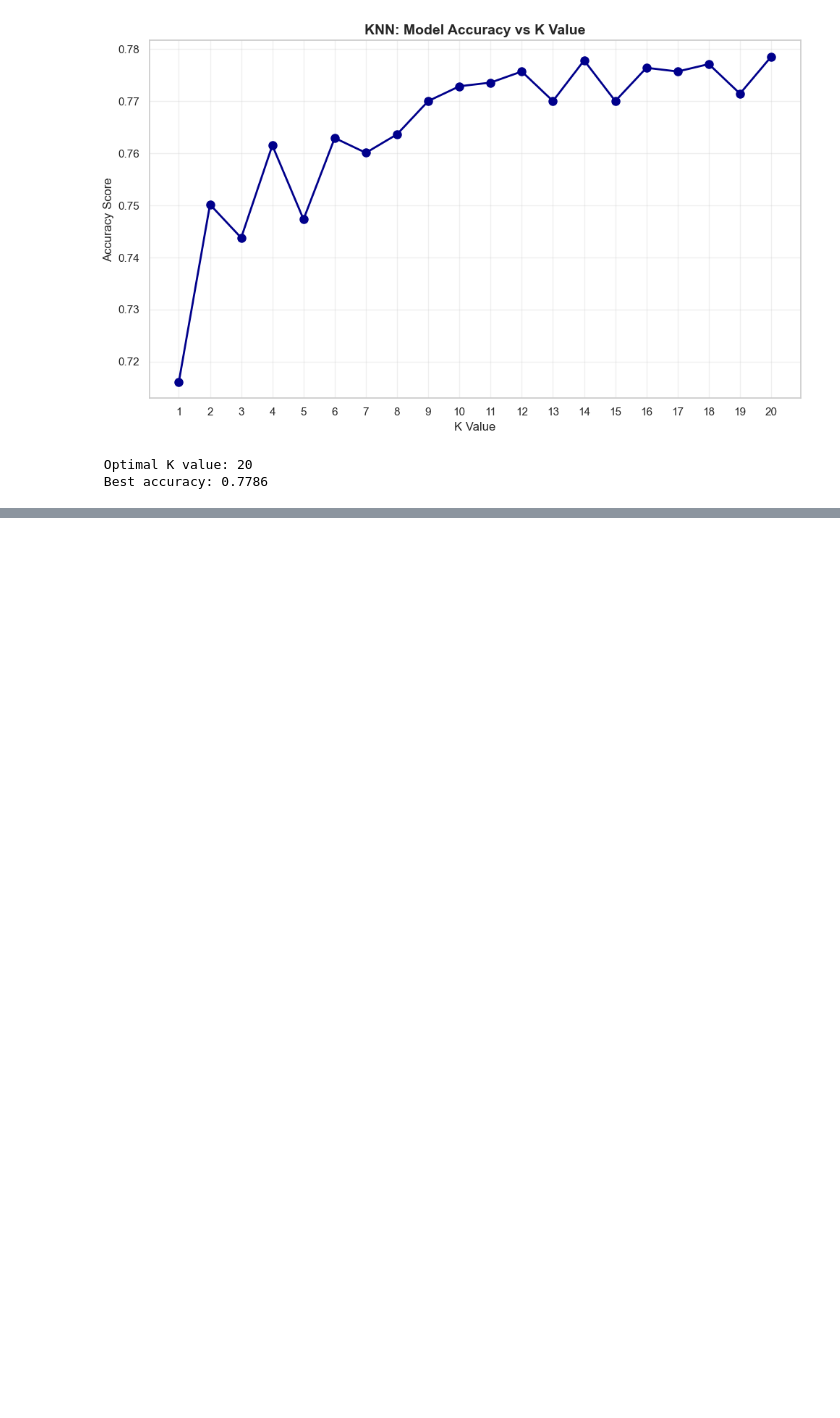
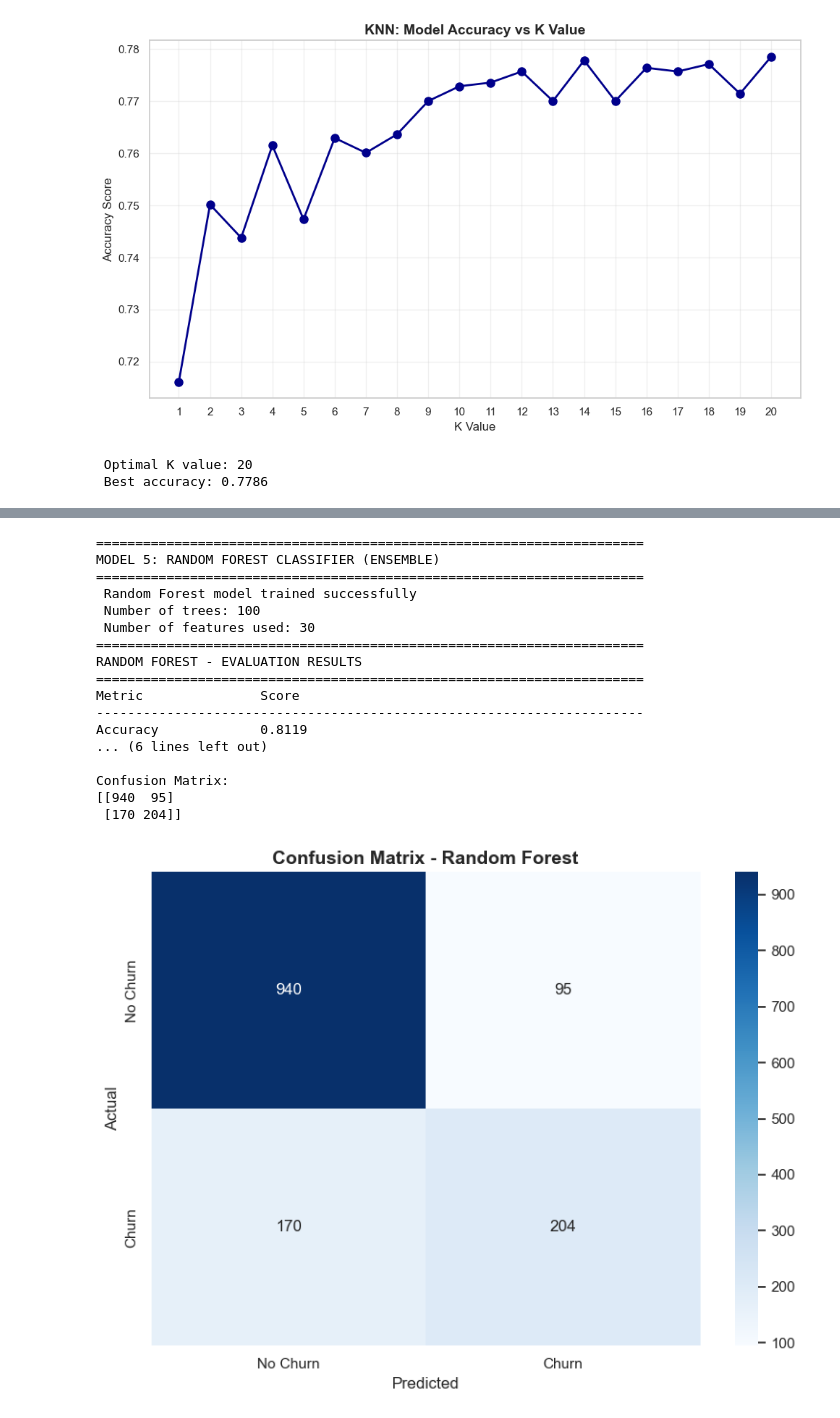
Before and after one commit to deekr27-stack/ML_classification_project, a Jupyter notebook: models/eda_telco_churn.ipynb, the cells around one changed output, grey strips where cells are left out. Cells and saved outputs as stored; diff of their text form; code cells hidden in the pictures; blank space fills up the shorter version.

```diff
--- a/models/eda_telco_churn.ipynb
+++ b/models/eda_telco_churn.ipynb
@@ -772,0 +852,67 @@ FINDING OPTIMAL K VALUE
+# %%
+# Cell: Model 5 - Random Forest Classifier (Ensemble)
+print("\n" + "="*70)
+print("MODEL 5: RANDOM FOREST CLASSIFIER (ENSEMBLE)")
+print("="*70)
+
+# Initialize and train (Random Forest doesn't need scaled data)
+rf_model = RandomForestClassifier(
+    n_estimators=100,
+    random_state=42,
+    max_depth=15,
+    min_samples_split=10,
+    min_samples_leaf=5,
+    n_jobs=-1  # Use all CPU cores
+)
+rf_model.fit(X_train, y_train)
+
+print(" Random Forest model trained successfully")
+print(f" Number of trees: {rf_model.n_estimators}")
+print(f" Number of features used: {rf_model.n_features_in_}")
+
+# Evaluate
+rf_results = evaluate_model(rf_model, X_test, y_test, "Random Forest")
+
+# Save model
+joblib.dump(rf_model, 'models/random_forest.pkl')
+print("\n Model saved to 'models/random_forest.pkl'")
+
+# Feature Importance
+print("\n" + "="*70)
+print("TOP 15 MOST IMPORTANT FEATURES - RANDOM FOREST")
+print("="*70)
+feature_importance_rf = pd.DataFrame({
+    'Feature': X_train.columns,
+    'Importance': rf_model.feature_importances_
+}).sort_values('Importance', ascending=False).head(15)
+
+print(feature_importance_rf.to_string(index=False))
+
+# Visualize
+plt.figure(figsize=(12, 8))
+plt.barh(feature_importance_rf['Feature'], feature_importance_rf['Importance'], color='forestgreen')
+plt.xlabel('Importance Score', fontsize=12)
+plt.title('Top 15 Feature Importance - Random Forest', fontsize=14, fontweight='bold')
+plt.gca().invert_yaxis()
+plt.grid(axis='x', alpha=0.3)
+plt.tight_layout()
+plt.show()
+# %% [output]
+======================================================================
+MODEL 5: RANDOM FOREST CLASSIFIER (ENSEMBLE)
+======================================================================
+ Random Forest model trained successfully
+ Number of trees: 100
+ Number of features used: 30
+======================================================================
+RANDOM FOREST - EVALUATION RESULTS
+======================================================================
+Metric               Score
+----------------------------------------------------------------------
+Accuracy             0.8119
+... (6 lines left out)
+
+Confusion Matrix:
+[[940  95]
+ [170 204]]
+[figure, added]
```
Also changed, not shown: parts of 6 cells of this notebook.
